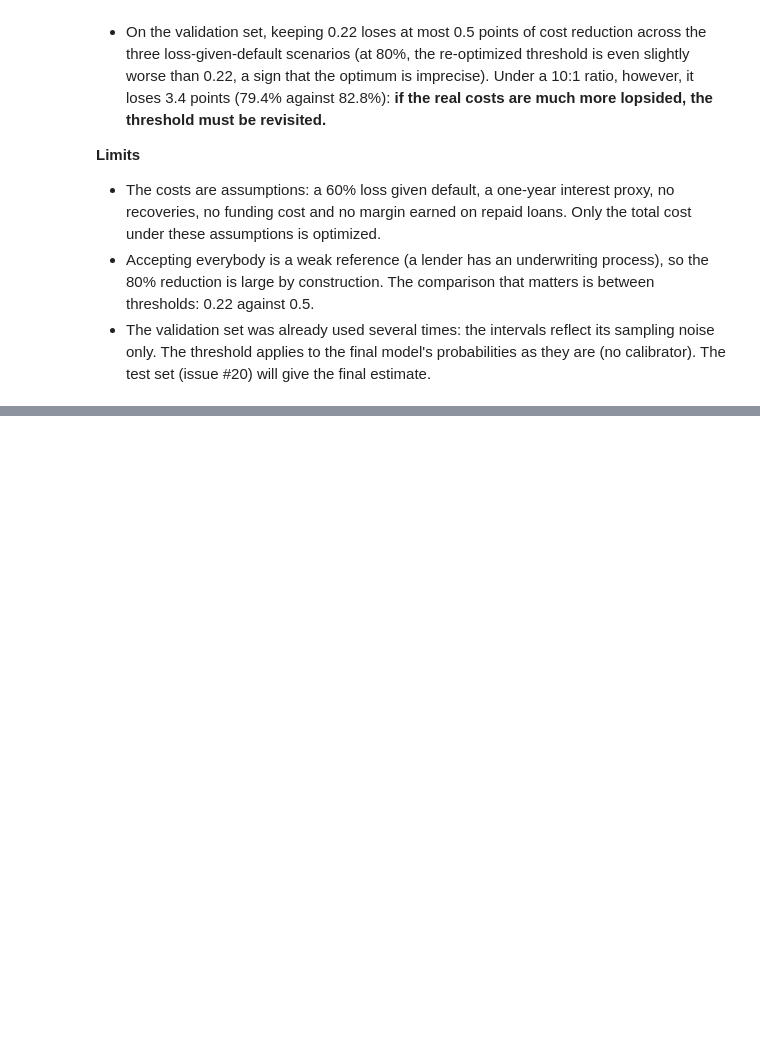
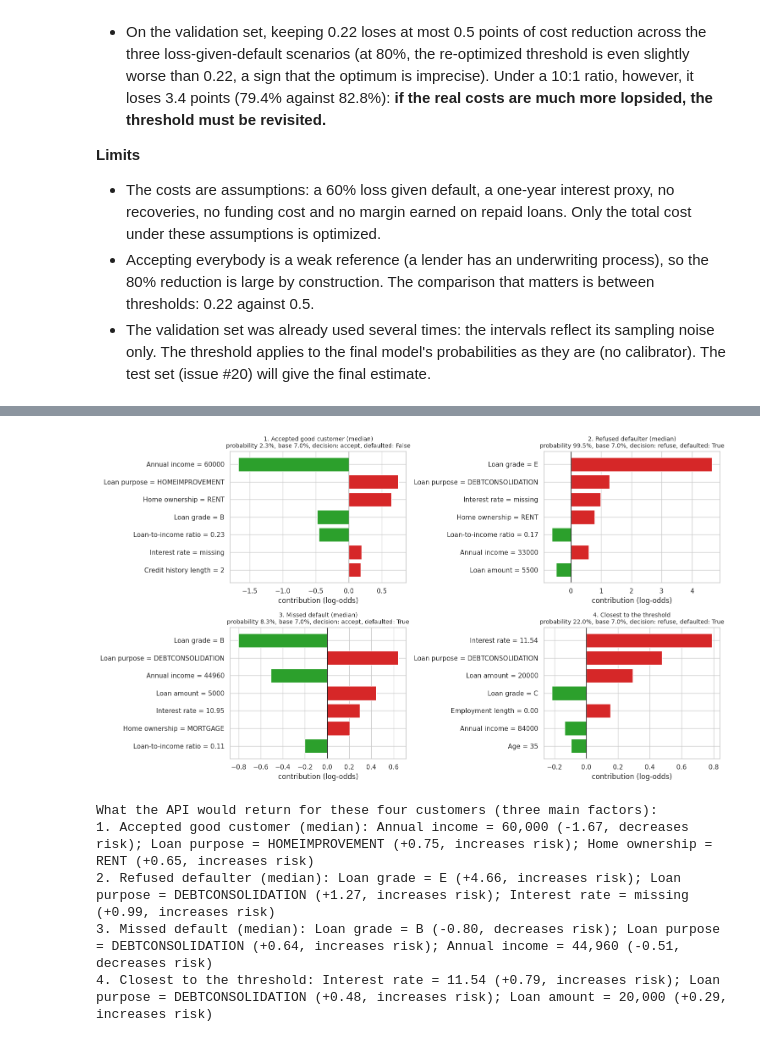
Before and after one commit to cheickbougoum90-web/credit-risk-scoring, a Jupyter notebook: notebooks/03_evaluation_explainability.ipynb, the cells around one changed output, grey strips where cells are left out. Cells and saved outputs as stored; diff of their text form; code cells hidden in the pictures; blank space fills up the shorter version.

```diff
--- a/notebooks/03_evaluation_explainability.ipynb
+++ b/notebooks/03_evaluation_explainability.ipynb
@@ -378,0 +564,20 @@ sens.round(6).to_csv(REPORTS / "threshold_sensitivity.csv")
+# %%
+thr = DECISION_THRESHOLD
+refused = p_val >= thr
+def median_case(mask):
+    candidates = np.flatnonzero(mask)
+    return candidates[np.argmin(np.abs(p_val[candidates] - np.median(p_val[candidates])))]
+
+cases = {
+    "1. Accepted good customer (median)": median_case(~refused & (y_arr == 0)),
+    "2. Refused defaulter (median)": median_case(refused & (y_arr == 1)),
+    "3. Missed default (median)": median_case(~refused & (y_arr == 1)),
+    "4. Closest to the threshold": int(np.argmin(np.abs(p_val - thr))),
+}
+profile_cols = ["loan_grade", "loan_amnt", "person_income", "loan_int_rate", "person_home_ownership", "loan_intent", "person_emp_length", "person_age", "cb_person_default_on_file"]
+rows = []
+for name, i in cases.items():
+    r = {"case": name, "predicted probability": p_val[i], "decision": "refuse" if refused[i] else "accept", "really defaulted": bool(y_arr[i])}
+    r.update(X_val.iloc[i][profile_cols].to_dict()); r["loan-to-income"] = X_val.iloc[i]["loan_amnt"] / X_val.iloc[i]["person_income"]
+    rows.append(r)
+display(pd.DataFrame(rows).set_index("case").round(3).T)
@@ -378,0 +599,24 @@ sens.round(6).to_csv(REPORTS / "threshold_sensitivity.csv")
+# %%
+fig, axes = plt.subplots(2, 2, figsize=(15, 8.5))
+for ax, (name, i) in zip(axes.ravel(), cases.items()):
+    row = grouped.iloc[i].sort_values(key=np.abs, ascending=False).head(7).iloc[::-1]
+    ax.barh([f"{LABELS[v]} = {raw_value(X_val.iloc[[i]], v).map(lambda x: 'missing' if pd.isna(x) else (f'{x:.2f}' if isinstance(x, float) else x)).iloc[0]}" for v in row.index], row.to_numpy(),
+            color=["#d62728" if v > 0 else "#2ca02c" for v in row])
+    ax.axvline(0, color="k", linewidth=0.8)
+    ax.set_title(f"{name}\nprobability {p_val[i]:.1%}, base {sigmoid(base_value):.1%}, decision: {'refuse' if refused[i] else 'accept'}, defaulted: {bool(y_arr[i])}", fontsize=10)
+    ax.set_xlabel("contribution (log-odds)")
+fig.tight_layout()
+fig.savefig(REPORTS / "figures" / "shap_local_examples.png", dpi=130, bbox_inches="tight")
+plt.show()
+
+print("What the API would return for these four customers (three main factors):")
+for name, i in cases.items():
+    f = explainer.top_factors(X_val.iloc[[i]], k=3)[0]
+    print(f"{name}: " + "; ".join(f"{x['label']} = {x['value']} ({x['contribution']:+.2f}, {x['effect']})" for x in f))
+# %% [output]
+[figure, added]
+What the API would return for these four customers (three main factors):
+1. Accepted good customer (median): Annual income = 60,000 (-1.67, decreases risk); Loan purpose = HOMEIMPROVEMENT (+0.75, increases risk); Home ownership = RENT (+0.65, increases risk)
+2. Refused defaulter (median): Loan grade = E (+4.66, increases risk); Loan purpose = DEBTCONSOLIDATION (+1.27, increases risk); Interest rate = missing (+0.99, increases risk)
+3. Missed default (median): Loan grade = B (-0.80, decreases risk); Loan purpose = DEBTCONSOLIDATION (+0.64, increases risk); Annual income = 44,960 (-0.51, decreases risk)
+4. Closest to the threshold: Interest rate = 11.54 (+0.79, increases risk); Loan purpose = DEBTCONSOLIDATION (+0.48, increases risk); Loan amount = 20,000 (+0.29, increases risk)
```
Also changed, not shown: parts of 17 cells of this notebook, 10 other files.
